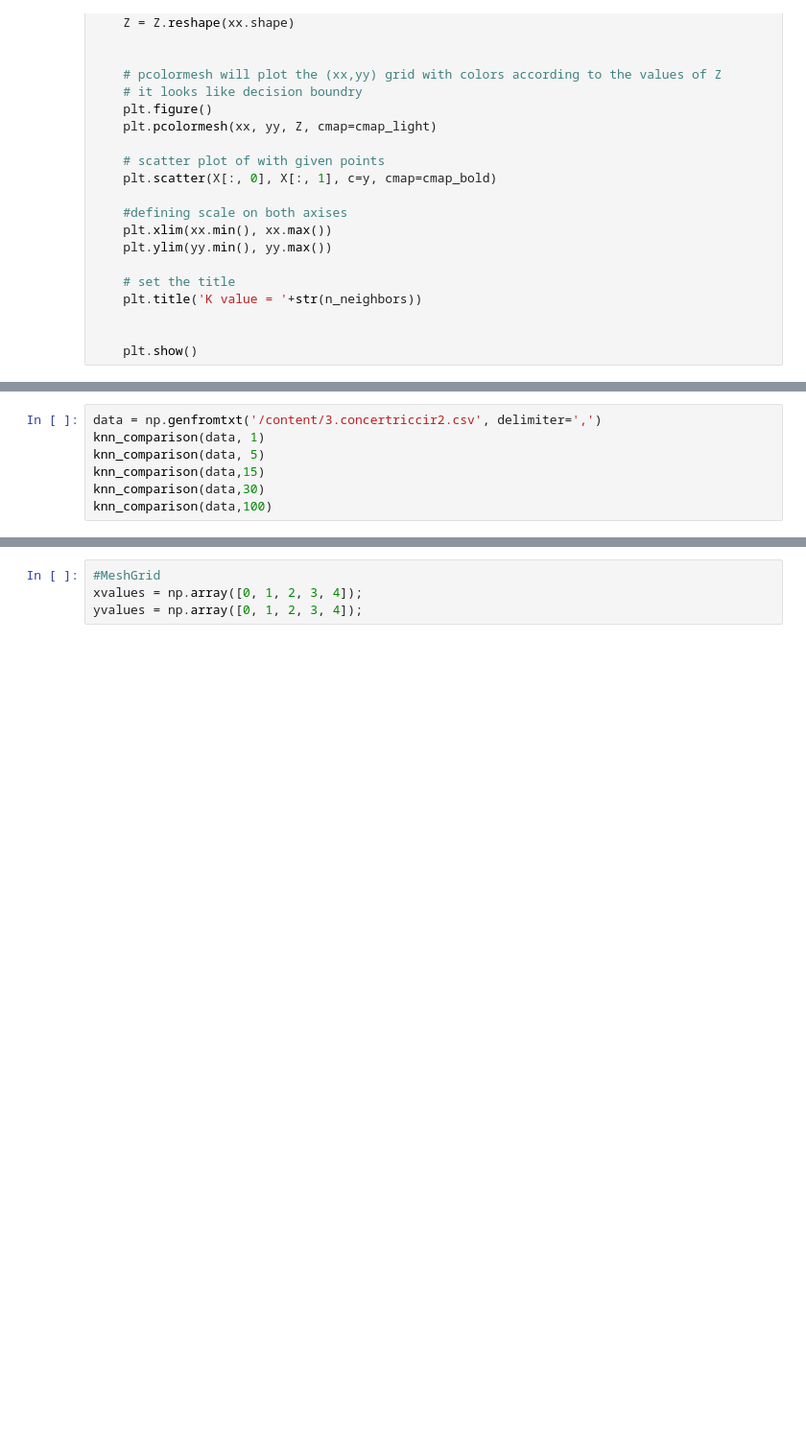
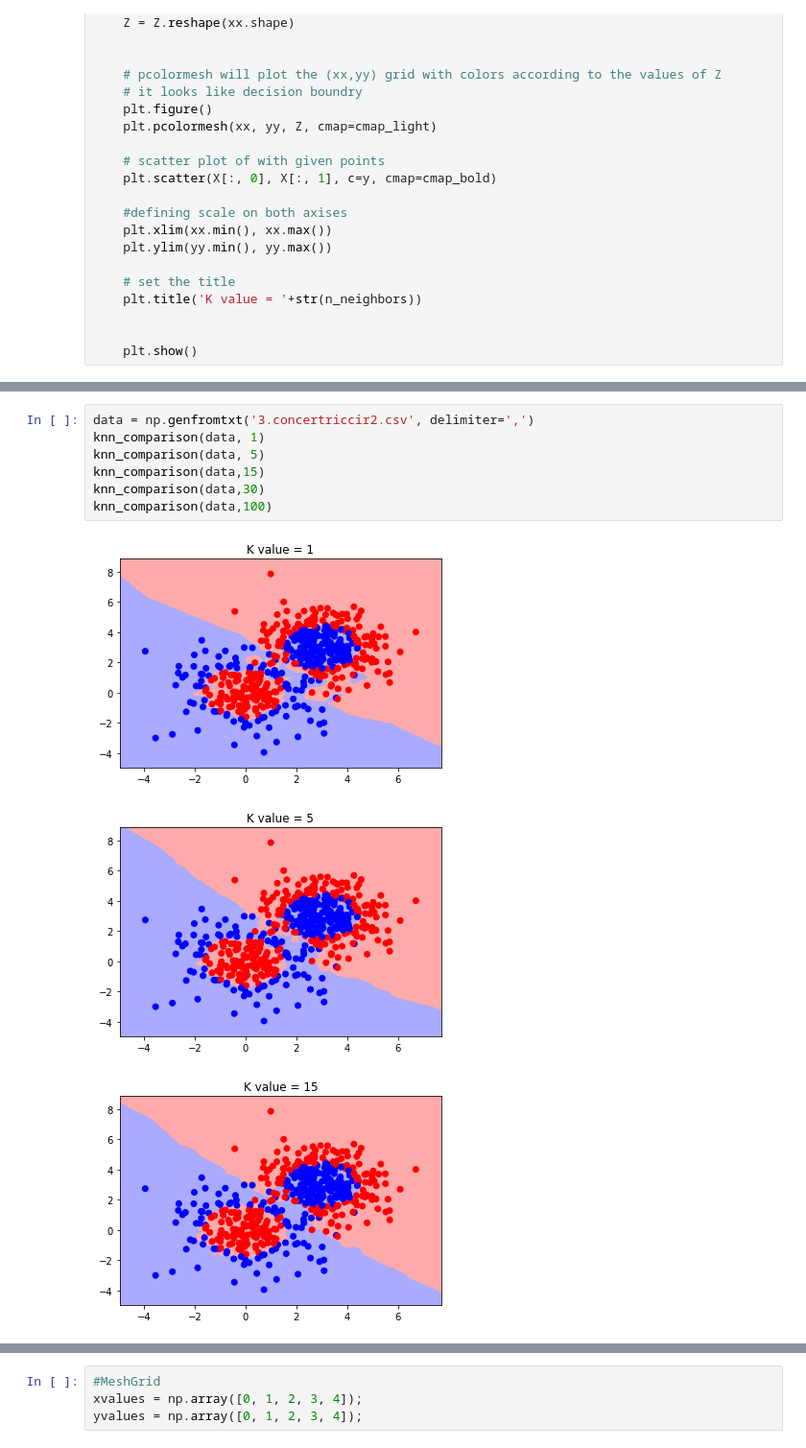
Before and after one commit to siddu541/Analytics, a Jupyter notebook: KNN_Classfier.ipynb, the cells around one changed output, grey strips where cells are left out. Shown at 96% size. Saved outputs shown, nothing was run; the diff lists cells and outputs as text; blank space fills up the shorter version.

```diff
--- a/KNN_Classfier.ipynb
+++ b/KNN_Classfier.ipynb
@@ -109,7 +126,11 @@ knn_comparison(data,100)
 # %%
-data = np.genfromtxt('/content/3.concertriccir2.csv', delimiter=',')
+data = np.genfromtxt('3.concertriccir2.csv', delimiter=',')
 knn_comparison(data, 1)
 knn_comparison(data, 5)
 knn_comparison(data,15)
 knn_comparison(data,30)
 knn_comparison(data,100)
+# %% [output]
+[figure, added]
+[figure, added]
+[figure, added]
```
Also changed, not shown: parts of 9 cells of this notebook.
